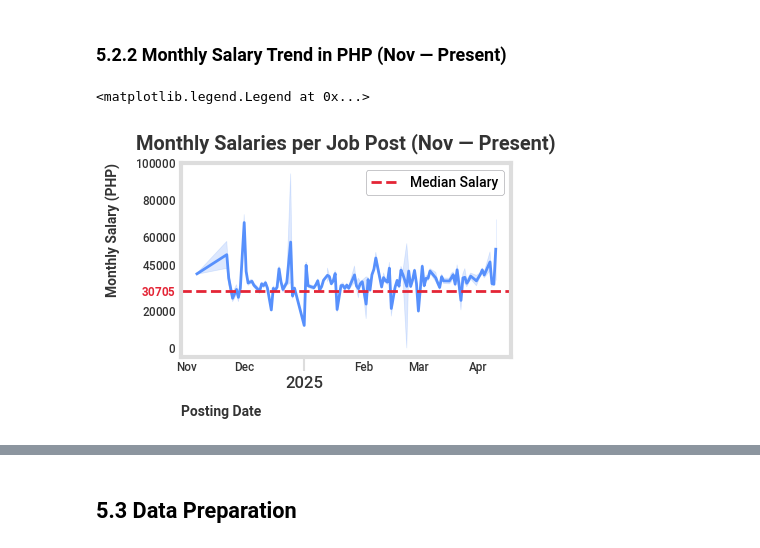
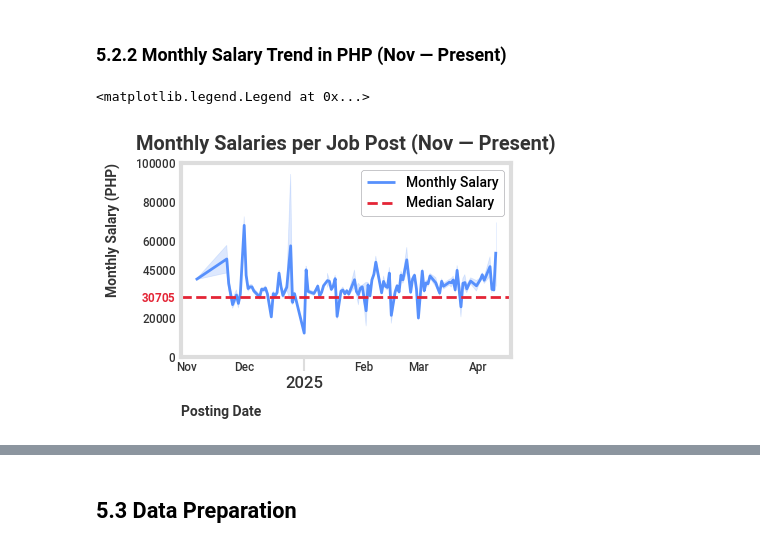
Before and after one commit to iragca/ml-final-project, a Jupyter notebook: notebooks/3.0-iragca-modeling.ipynb, the cells around one changed output, grey strips where cells are left out. Saved outputs shown, nothing was run; the diff lists cells and outputs as text; code cells hidden in the pictures.

```diff
--- a/notebooks/3.0-iragca-modeling.ipynb
+++ b/notebooks/3.0-iragca-modeling.ipynb
@@ -192,7 +187,7 @@ import matplotlib.dates as mdates
 
 filtered_df = df.filter(
     pl.col("Posting Date") > pl.lit("2024-11-01", pl.Date)
-)
+).filter(pl.col("MonthlySalary") > 0)
 median_salary = filtered_df["MonthlySalary"].median()
 
 fig, ax = plt.subplots()
@@ -202,37 +197,39 @@ sns.lineplot(
     data=filtered_df,
     x="Posting Date",
     y="MonthlySalary",
+    color=c.BLUE.value,
+    label="Monthly Salary",
 )
 # Plot the mean salary line
 ax.axhline(median_salary, color=c.RED.value, linestyle="--", label="Median Salary")
 
 # Major tick is thicker
 ax.tick_params(axis='x', which='major', length=10, width=1.5)
 
 # Set major ticks to years
 ax.xaxis.set_major_locator(mdates.YearLocator())
 ax.xaxis.set_major_formatter(mdates.DateFormatter('%Y'))
 
 # Set minor ticks to months
 ax.xaxis.set_minor_locator(mdates.MonthLocator())
 ax.xaxis.set_minor_formatter(mdates.DateFormatter('%b'))  # Short month name like Jan, Feb
 
 # Make minor tick labels visible
 ax.tick_params(axis='x', which='major', labelsize=12, pad=4)
 ax.tick_params(axis='x', which='minor')
 
 # Set y-axis ticks to specific values
 yticks = [0, 20000, median_salary, 45000, 60000, 80000, 100000]
 ax.set_yticks(yticks)
 
 # Making the median number red
 ax.get_yticklabels()[2].set_color(c.RED.value)
 ax.get_yticklabels()[2].set_weight("bold")
 
 plt.title("Monthly Salaries per Job Post (Nov — Present)")
 plt.xlabel("Posting Date")
 plt.ylabel("Monthly Salary (PHP)")
 ax.legend()
 # %% [output]
 <matplotlib.legend.Legend at 0x...>
-[figure, old version]
+[figure, new version]
```
Also changed, not shown: parts of 22 cells of this notebook, 5 other files.
